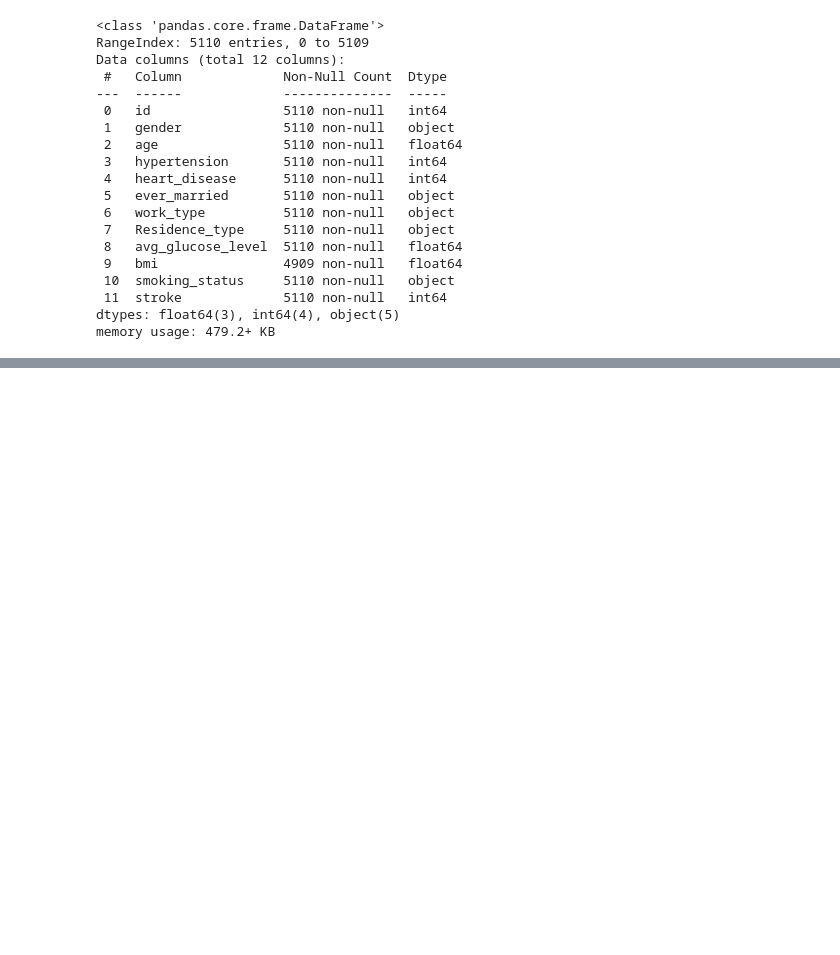
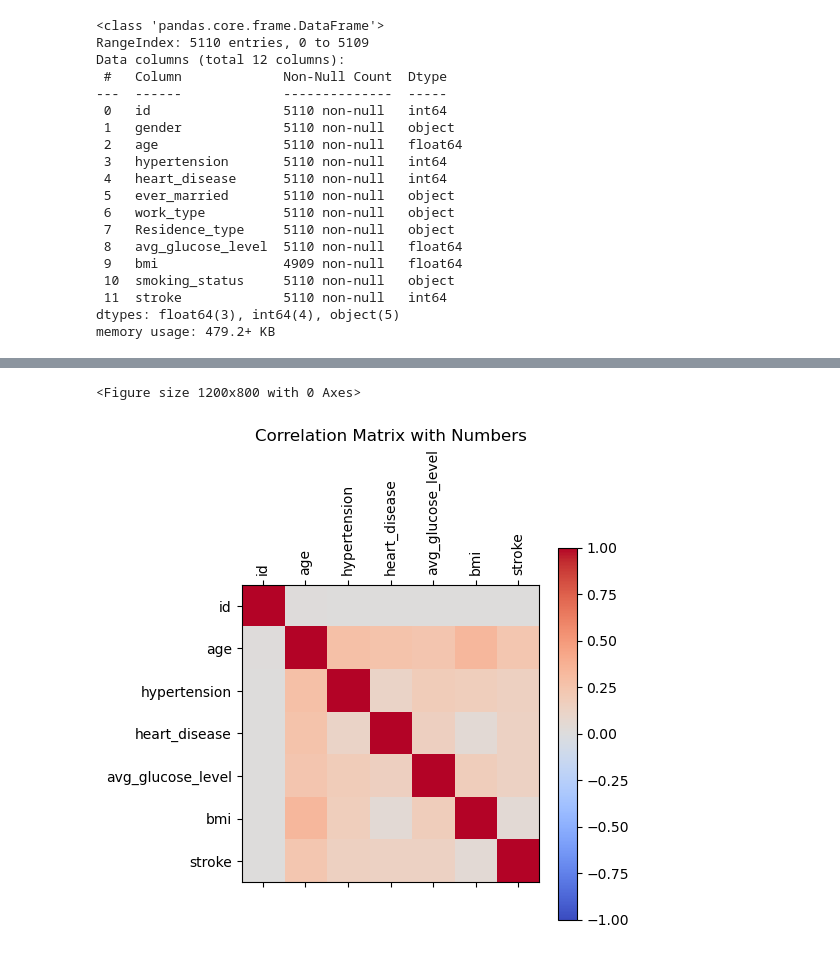
Before and after one commit to devdied/stroke-prediction, a Jupyter notebook: cleaning data-1.ipynb, the cells around one changed output, grey strips where cells are left out. Saved outputs shown, nothing was run; the diff lists cells and outputs as text; code cells hidden in the pictures; blank space fills up the shorter version.

```diff
--- a/cleaning data-1.ipynb
+++ b/cleaning data-1.ipynb
@@ -115,0 +121,13 @@ plt.show()
+# %%
+correlation_matrix = stroke_df.corr()
+# %%
+plt.figure(figsize=(12, 8))
+cax = plt.matshow(correlation_matrix, cmap='coolwarm', vmin=-1, vmax=1)
+plt.colorbar(cax)
+plt.xticks(range(len(correlation_matrix.columns)), correlation_matrix.columns, rotation=90)
+plt.yticks(range(len(correlation_matrix.columns)), correlation_matrix.columns)
+plt.title('Correlation Matrix with Numbers')
+plt.show()
+# %% [output]
+<Figure size 1200x800 with 0 Axes>
+[figure, added]
```
Also changed, not shown: parts of 9 cells of this notebook.
